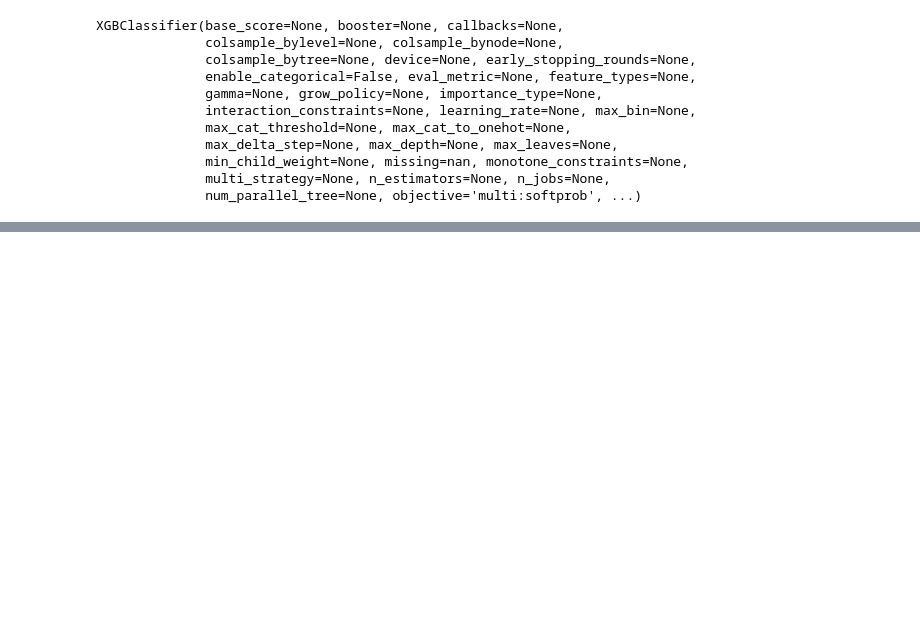
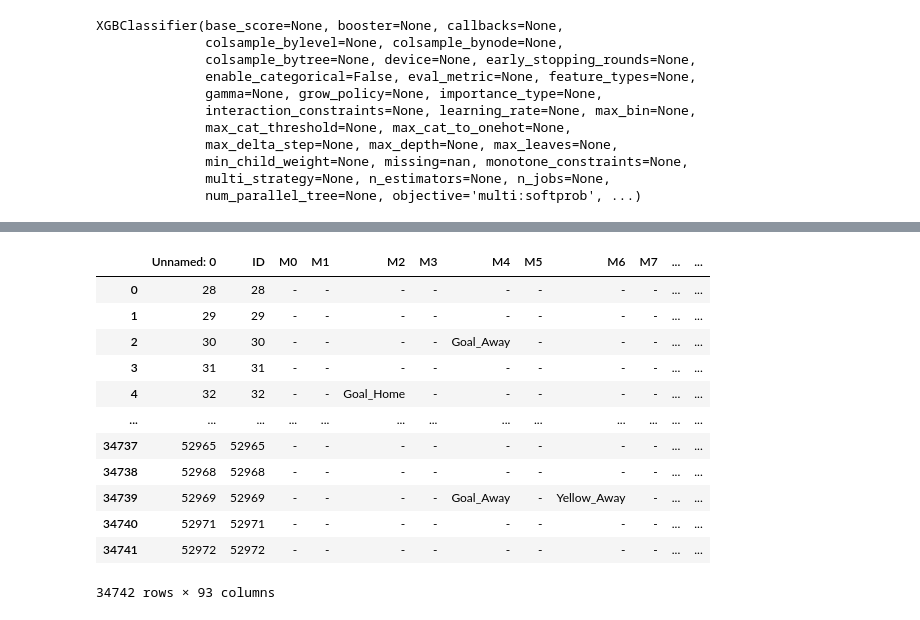
Before and after one commit to WowCodeSusah/Final_DS, a Jupyter notebook: NoOwnAndYellow.ipynb, the cells around one changed output, grey strips where cells are left out. Saved outputs shown, nothing was run; the diff lists cells and outputs as text; code cells hidden in the pictures; blank space fills up the shorter version.

```diff
--- a/NoOwnAndYellow.ipynb
+++ b/NoOwnAndYellow.ipynb
@@ -311,7 +364,19 @@ accuracy_score(y_test, y_pred_XG)
 # %%
-count_list = []
-count = 0
-for x in total_score_rate_list:
-    if x == [0.0, 0.0]:
-        count_list.append(count)
-    count = count + 1
+incMinute = pd.read_csv('CSV\MinuteByMinute.csv')
+baseINC = pd.read_csv('CSV\RawINCData.csv')
+# %%
+incMinute
+# %% [output]
+|  | Unnamed: 0 | ID | M0 | M1 | M2 | M3 | M4 | M5 | M6 | M7 | ... | ... |
+| 0 | 28 | 28 | - | - | - | - | - | - | - | - | ... | ... |
+| 1 | 29 | 29 | - | - | - | - | - | - | - | - | ... | ... |
+| 2 | 30 | 30 | - | - | - | - | Goal_Away | - | - | - | ... | ... |
+| 3 | 31 | 31 | - | - | - | - | - | - | - | - | ... | ... |
+| 4 | 32 | 32 | - | - | Goal_Home | - | - | - | - | - | ... | ... |
+| ... | ... | ... | ... | ... | ... | ... | ... | ... | ... | ... | ... | ... |
+| 34737 | 52965 | 52965 | - | - | - | - | - | - | - | - | ... | ... |
+| 34738 | 52968 | 52968 | - | - | - | - | - | - | - | - | ... | ... |
+| 34739 | 52969 | 52969 | - | - | - | - | Goal_Away | - | Yellow_Away | - | ... | ... |
+| 34740 | 52971 | 52971 | - | - | - | - | - | - | - | - | ... | ... |
+| 34741 | 52972 | 52972 | - | - | - | - | - | - | - | - | ... | ... |
+34742 rows × 93 columns
```
Also changed, not shown: parts of 34 cells of this notebook, 1 other file.
